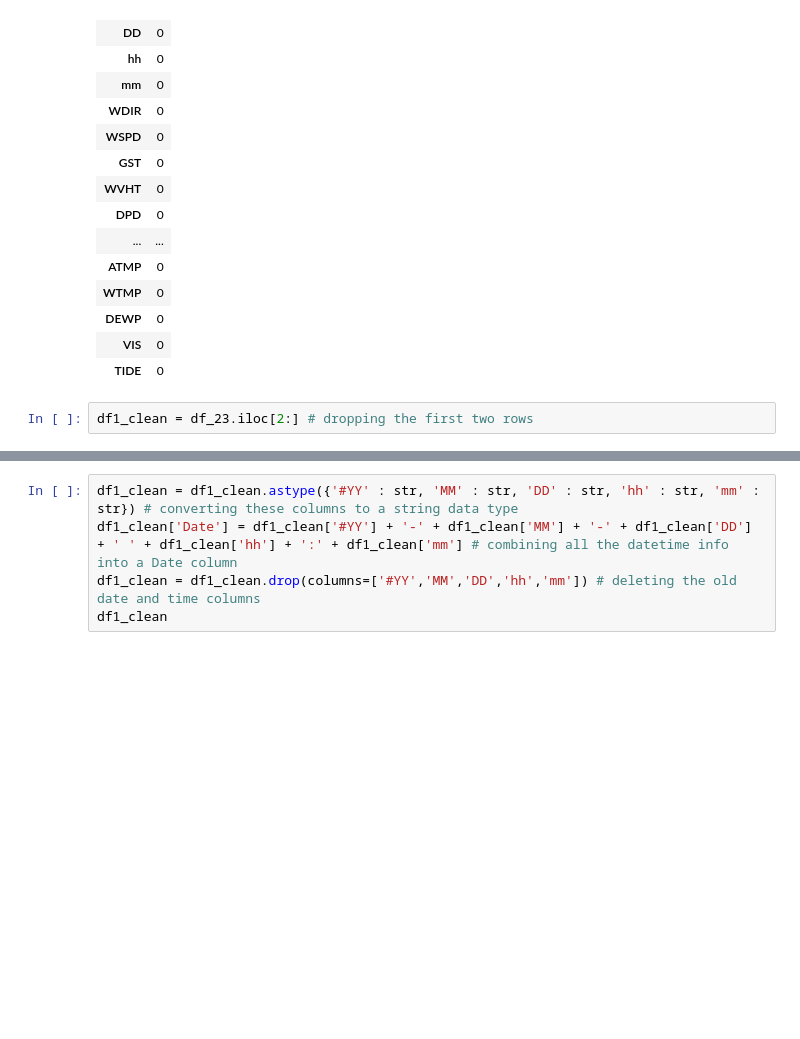
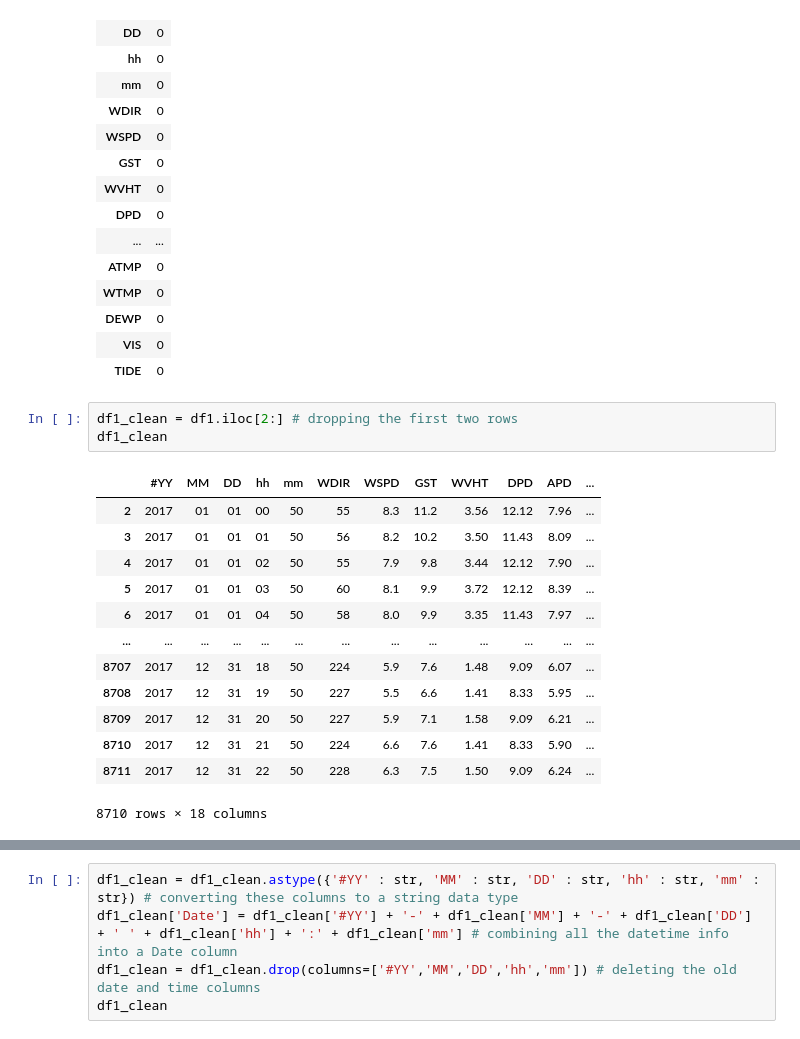
Before and after one commit to juniousnj/SPICE-2024, a Jupyter notebook: waveheight_tutorial.ipynb, the cells around one changed output, grey strips where cells are left out. Saved outputs shown, nothing was run; the diff lists cells and outputs as text; blank space fills up the shorter version.

```diff
--- a/waveheight_tutorial.ipynb
+++ b/waveheight_tutorial.ipynb
@@ -306,4 +306,19 @@ na_values # typing in the variable name prints it out for you
 | VIS | 0 |
 | TIDE | 0 |
 # %%
-df1_clean = df_23.iloc[2:] # dropping the first two rows
+df1_clean = df1.iloc[2:] # dropping the first two rows
+df1_clean
+# %% [output]
+|  | #YY | MM | DD | hh | mm | WDIR | WSPD | GST | WVHT | DPD | APD | ... |
+| 2 | 2017 | 01 | 01 | 00 | 50 | 55 | 8.3 | 11.2 | 3.56 | 12.12 | 7.96 | ... |
+| 3 | 2017 | 01 | 01 | 01 | 50 | 56 | 8.2 | 10.2 | 3.50 | 11.43 | 8.09 | ... |
+| 4 | 2017 | 01 | 01 | 02 | 50 | 55 | 7.9 | 9.8 | 3.44 | 12.12 | 7.90 | ... |
+| 5 | 2017 | 01 | 01 | 03 | 50 | 60 | 8.1 | 9.9 | 3.72 | 12.12 | 8.39 | ... |
+| 6 | 2017 | 01 | 01 | 04 | 50 | 58 | 8.0 | 9.9 | 3.35 | 11.43 | 7.97 | ... |
+| ... | ... | ... | ... | ... | ... | ... | ... | ... | ... | ... | ... | ... |
+| 8707 | 2017 | 12 | 31 | 18 | 50 | 224 | 5.9 | 7.6 | 1.48 | 9.09 | 6.07 | ... |
+| 8708 | 2017 | 12 | 31 | 19 | 50 | 227 | 5.5 | 6.6 | 1.41 | 8.33 | 5.95 | ... |
+| 8709 | 2017 | 12 | 31 | 20 | 50 | 227 | 5.9 | 7.1 | 1.58 | 9.09 | 6.21 | ... |
+| 8710 | 2017 | 12 | 31 | 21 | 50 | 224 | 6.6 | 7.6 | 1.41 | 8.33 | 5.90 | ... |
+| 8711 | 2017 | 12 | 31 | 22 | 50 | 228 | 6.3 | 7.5 | 1.50 | 9.09 | 6.24 | ... |
+8710 rows × 18 columns
```
Also changed, not shown: parts of 8 cells of this notebook.
